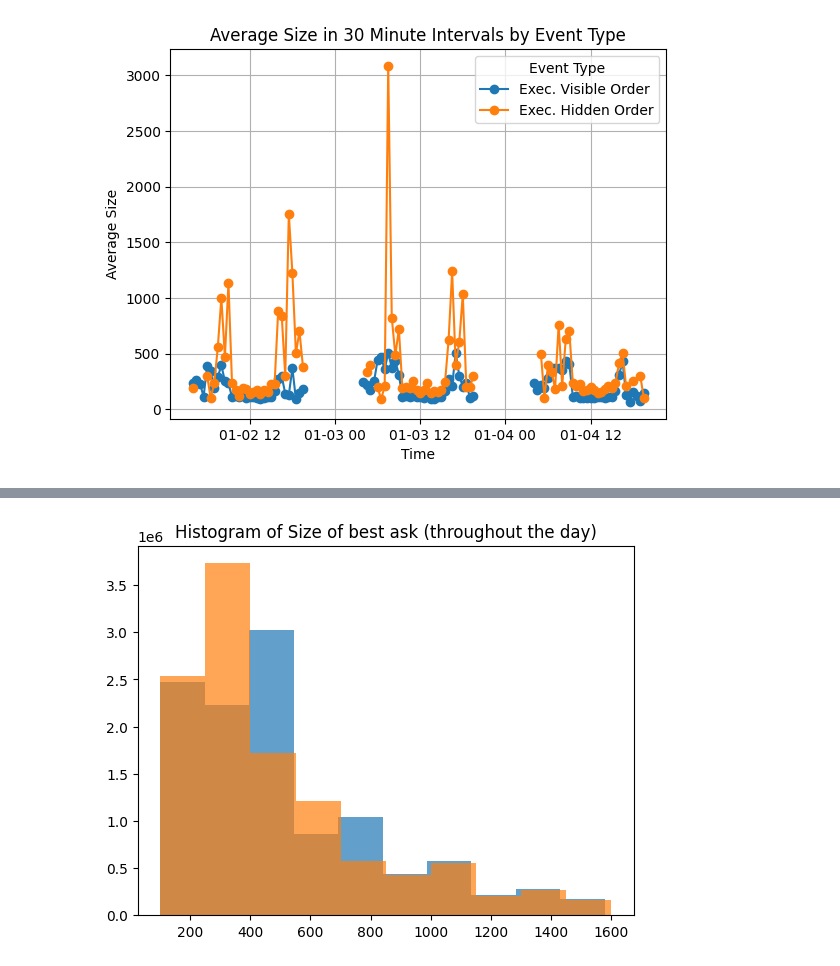
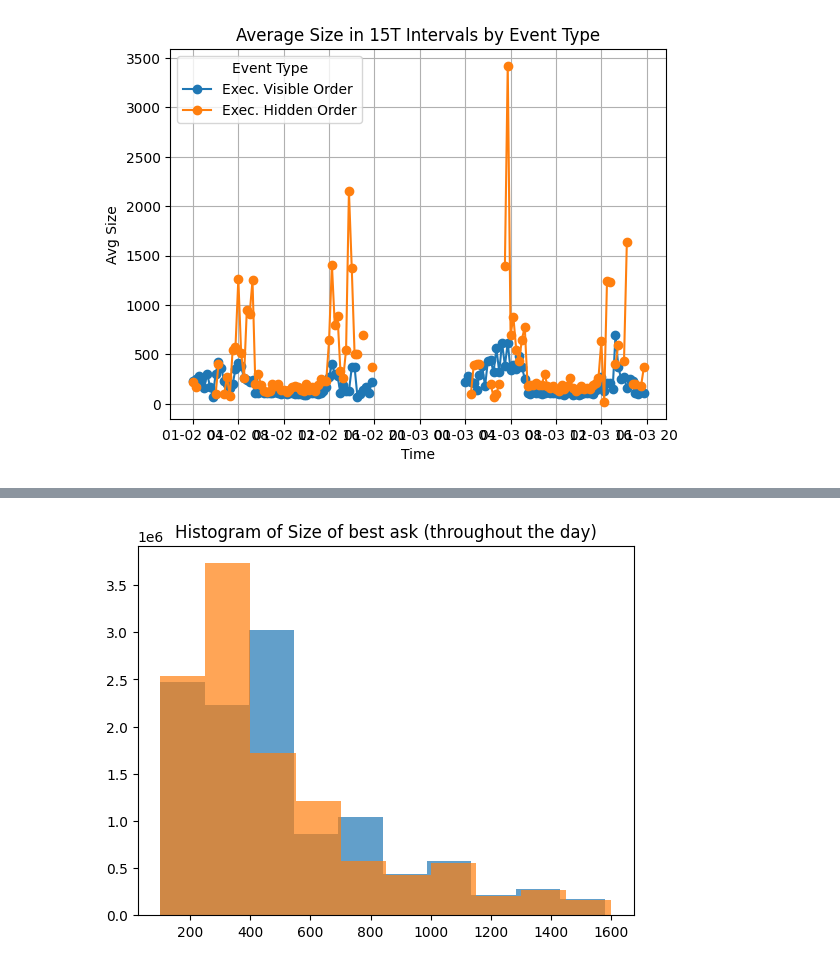
Before and after one commit to JingHui-Tan/dissertation-iceberg, a Jupyter notebook: EDA_SPY.ipynb, the cells around one changed output, grey strips where cells are left out. Cells and saved outputs as stored; diff of their text form; code cells hidden in the pictures.

```diff
--- a/EDA_SPY.ipynb
+++ b/EDA_SPY.ipynb
@@ -56,6 +56,9 @@ SPY_m4.drop(columns=['time'], inplace=True)
 # %%
-SPY_m = pd.concat([SPY_m2, SPY_m3, SPY_m4], ignore_index=True)
-SPY_ob = pd.concat([SPY_ob2, SPY_ob3, SPY_ob4], ignore_index=True)
+# SPY_m = pd.concat([SPY_m2, SPY_m3, SPY_m4], ignore_index=True)
+# SPY_ob = pd.concat([SPY_ob2, SPY_ob3, SPY_ob4], ignore_index=True)
+
+SPY_m = pd.concat([SPY_m2, SPY_m3], ignore_index=True)
+SPY_ob = pd.concat([SPY_ob2, SPY_ob3], ignore_index=True)
 # %%
 # Creating event number
 SPY_m['event_number'] = SPY_m.groupby('datetime').cumcount()
@@ -72,21 +75,23 @@ SPY_m_execute = SPY_m[SPY_m['event_type'].isin([4, 5])]
 SPY_m_execute_vis = SPY_m_execute[SPY_m_execute['event_type']==4]
 SPY_m_execute_hid = SPY_m_execute[SPY_m_execute['event_type']==5]
 # %%
-r_SPY_m_execute_vis = SPY_m_execute_vis['size'].resample('30T', level='datetime').mean()
-r_SPY_m_execute_hid = SPY_m_execute_hid['size'].resample('30T', level='datetime').mean()
+time_int = '15T'
+
+r_SPY_m_execute_vis_mean = SPY_m_execute_vis['size'].resample(time_int, level='datetime').mean()
+r_SPY_m_execute_hid_mean = SPY_m_execute_hid['size'].resample(time_int, level='datetime').mean()
 
 
 # Plotting the line plots of average size over 30 minute intervals for event types 4 and 5
 # plt.figure(figsize=(12, 8))
 
-plt.plot(r_SPY_m_execute_vis, marker='o', label='Exec. Visible Order')
-plt.plot(r_SPY_m_execute_hid, marker='o', label='Exec. Hidden Order')
+plt.plot(r_SPY_m_execute_vis_mean, marker='o', label='Exec. Visible Order')
+plt.plot(r_SPY_m_execute_hid_mean, marker='o', label='Exec. Hidden Order')
 
 plt.xlabel('Time')
-plt.ylabel('Average Size')
-plt.title('Average Size in 30 Minute Intervals by Event Type')
+plt.ylabel('Avg Size')
+plt.title(f'Average Size in {time_int} Intervals by Event Type')
 plt.legend(title='Event Type')
 plt.grid(True)
 plt.show()
 # %% [output]
-[figure, old version]
+[figure, new version]
```
Also changed, not shown: parts of 10 cells of this notebook, 2 other files.
